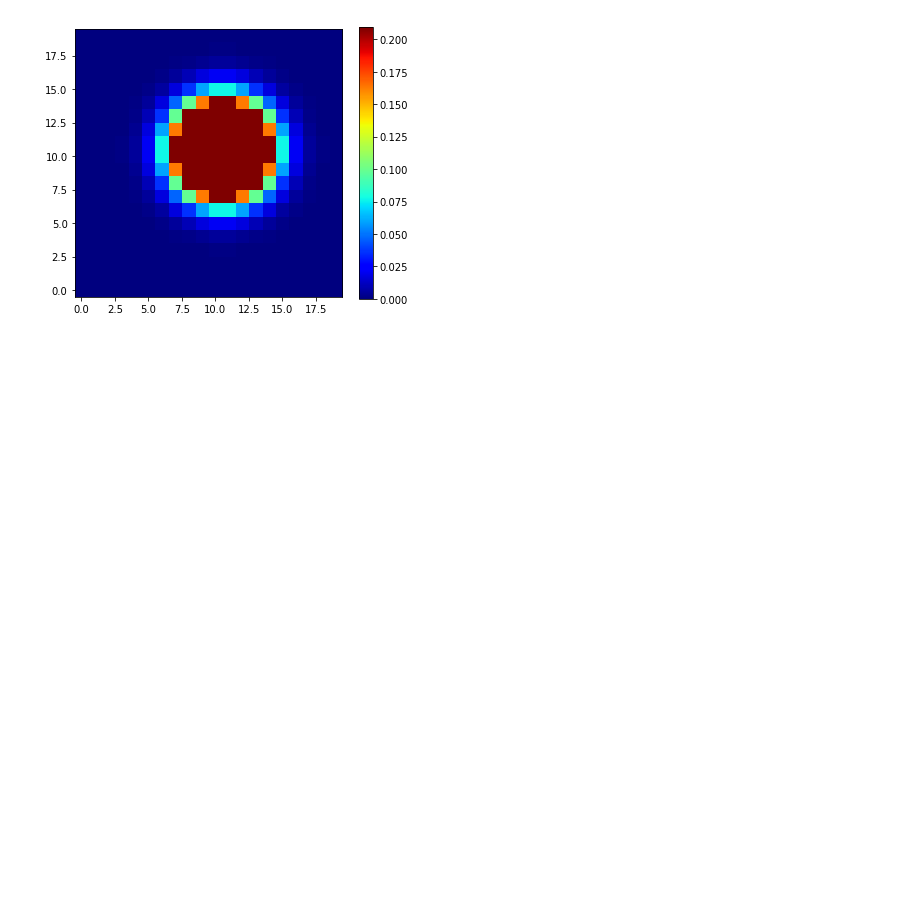
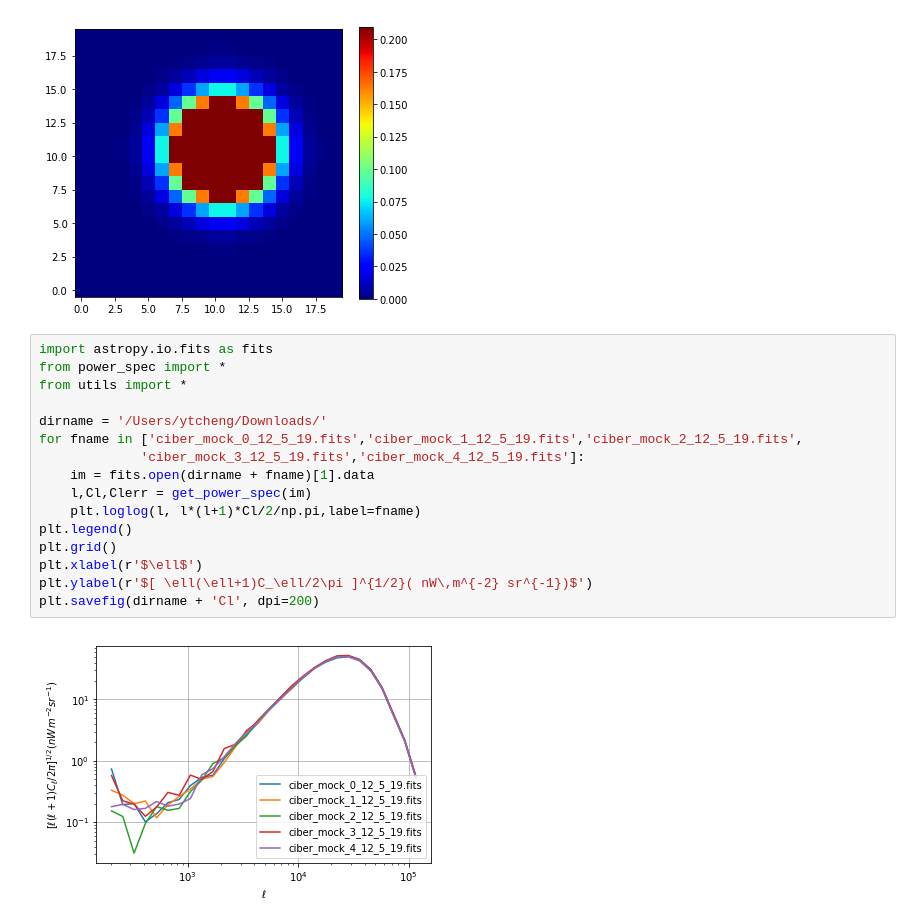
Before and after one commit to yuntingcheng/python_ciber, a Jupyter notebook: stack_modelfit/Untitled.ipynb, the cells around one changed output. Saved outputs shown, nothing was run; the diff lists cells and outputs as text; blank space fills up the shorter version.

```diff
--- a/stack_modelfit/Untitled.ipynb
+++ b/stack_modelfit/Untitled.ipynb
@@ -499,3 +499,21 @@ for x0 in np.linspace(99.5,100.5,20):
 imageclip(m[90:110,90:110])
 # %% [output]
 [figure]
+# %%
+import astropy.io.fits as fits
+from power_spec import *
+from utils import *
+
+dirname = '/Users/ytcheng/Downloads/'
+for fname in ['ciber_mock_0_12_5_19.fits','ciber_mock_1_12_5_19.fits','ciber_mock_2_12_5_19.fits',
+             'ciber_mock_3_12_5_19.fits','ciber_mock_4_12_5_19.fits']:
+    im = fits.open(dirname + fname)[1].data
+    l,Cl,Clerr = get_power_spec(im)
+    plt.loglog(l, l*(l+1)*Cl/2/np.pi,label=fname)
+plt.legend()
+plt.grid()
+plt.xlabel(r'$\ell$')
+plt.ylabel(r'$[ \ell(\ell+1)C_\ell/2\pi ]^{1/2}( nW\,m^{-2} sr^{-1})$')
+plt.savefig(dirname + 'Cl', dpi=200)
+# %% [output]
+[figure, added]
```
Also changed, not shown: parts of 1 cell of this notebook, 4 other files.
